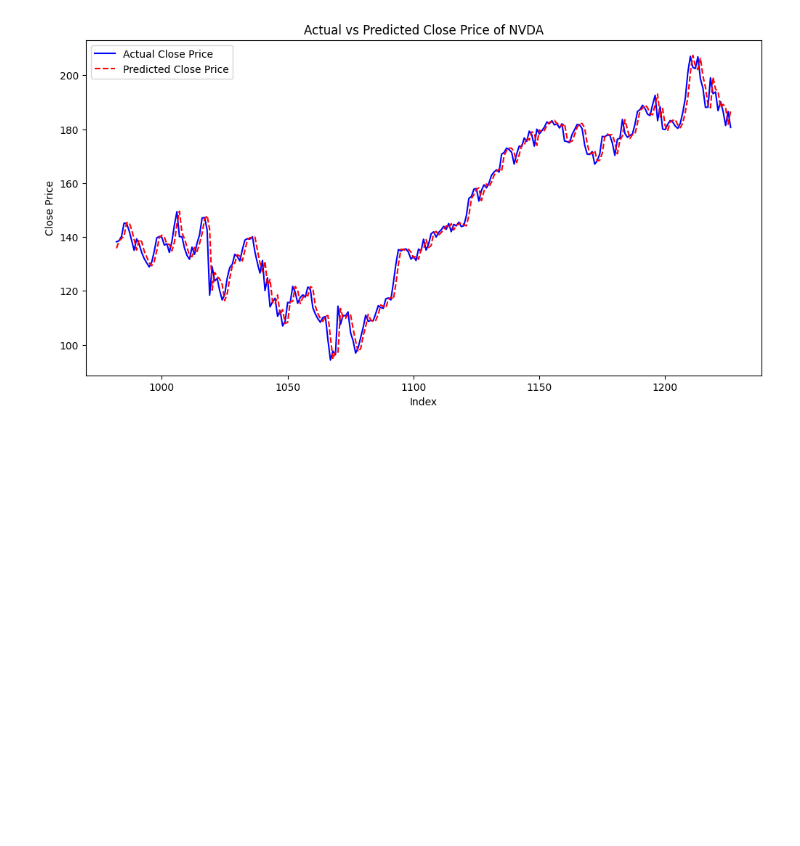
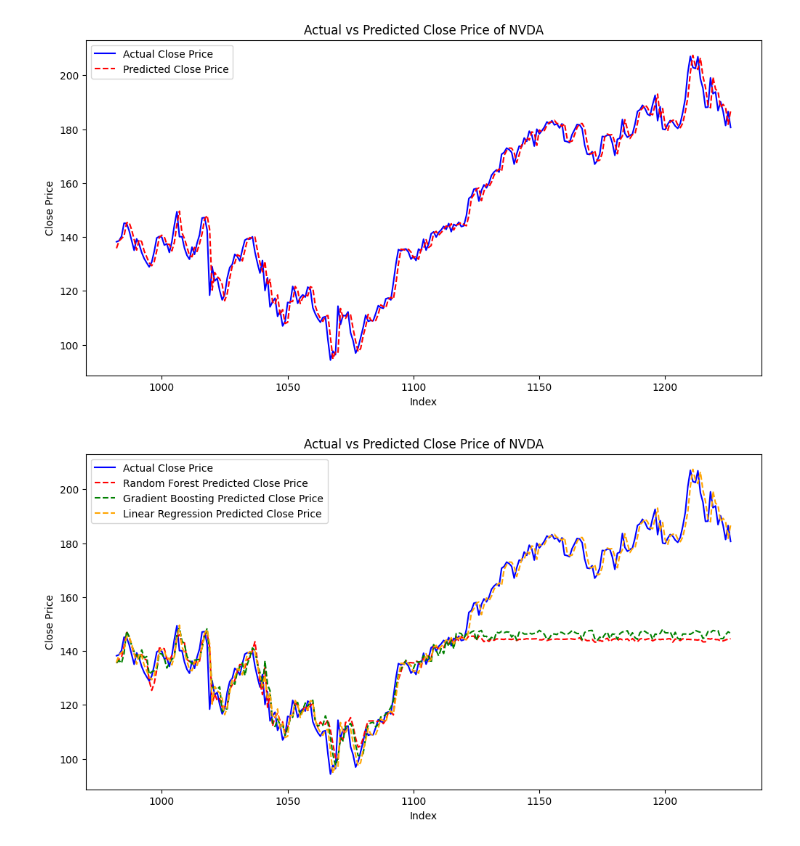
Before and after one commit to Kerbusch/data-science-homework-2025, a Jupyter notebook: week_b3/MNLE_DS_3_2_time_series_exercise.ipynb, the cells around one changed output. Cells and saved outputs as stored; diff of their text form; code cells hidden in the pictures; blank space fills up the shorter version.

```diff
--- a/week_b3/MNLE_DS_3_2_time_series_exercise.ipynb
+++ b/week_b3/MNLE_DS_3_2_time_series_exercise.ipynb
@@ -287,3 +287,17 @@ plt.legend()
 plt.show()
 # %% [output]
 [figure]
+# %%
+# all in one plot
+plt.figure(figsize=(12, 6))
+plt.plot(y_test.index, y_test, label='Actual Close Price', color='blue')
+plt.plot(y_test.index, model.predict(X_test), label='Random Forest Predicted Close Price', color='red', linestyle='--')
+plt.plot(y_test.index, model_gb.predict(X_test), label='Gradient Boosting Predicted Close Price', color='green', linestyle='--')
+plt.plot(y_test.index, model_lr.predict(X_test), label='Linear Regression Predicted Close Price', color='orange', linestyle='--')
+plt.xlabel('Index')
+plt.ylabel('Close Price')
+plt.title(f'Actual vs Predicted Close Price of {Stock_comp}')
+plt.legend()
+plt.show()
+# %% [output]
+[figure, added]
```
Also changed, not shown: 3 other files.
